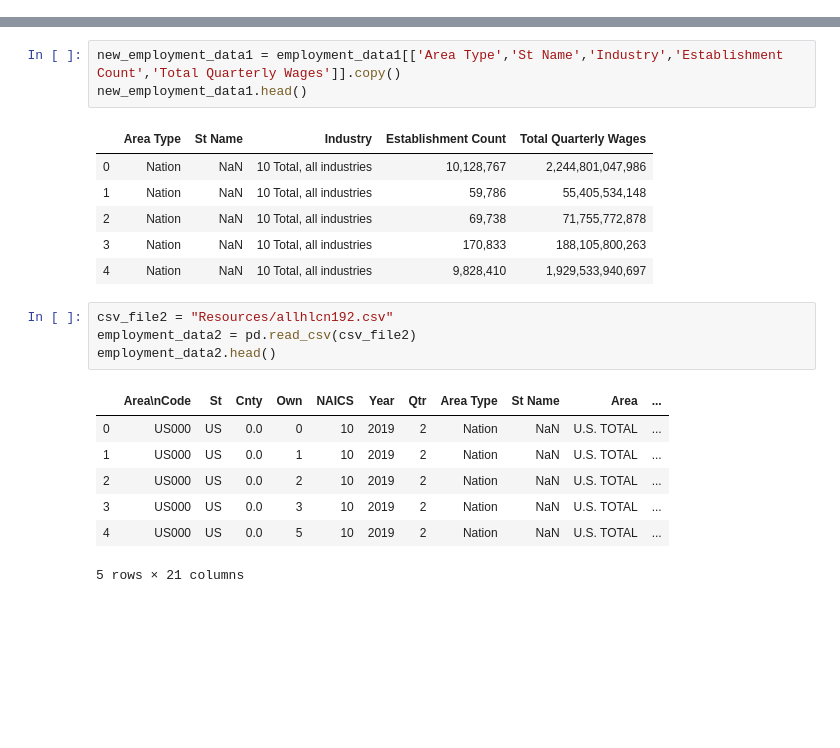
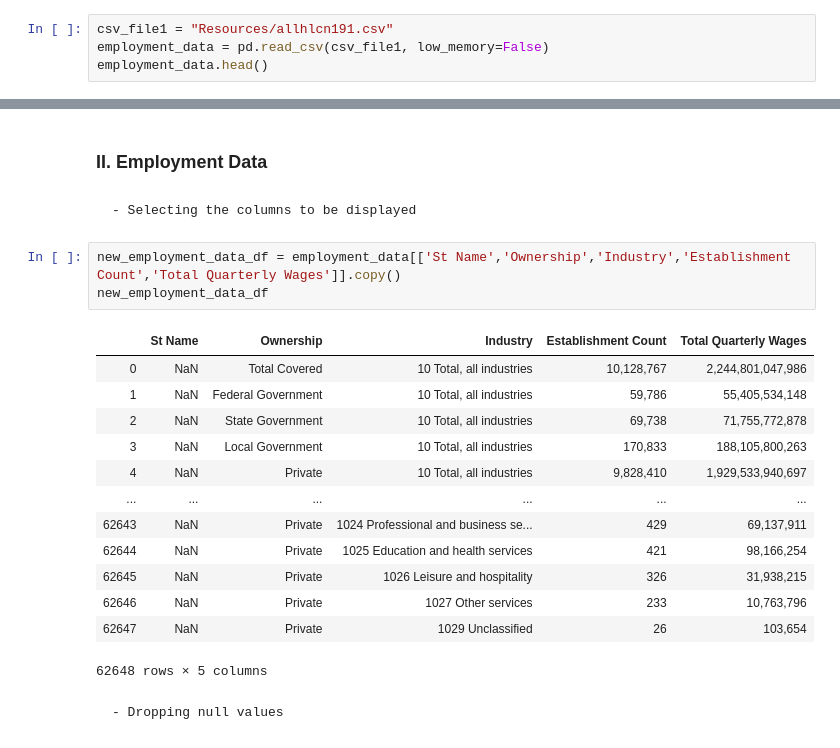
Before and after one commit to aradeleke/ETL_Project, a Jupyter notebook: ETL_Project.ipynb, the cells around one changed output, grey strips where cells are left out. Drawn from its saved outputs; the diff is of its cells as text; blank space fills up the shorter version.

```diff
--- a/ETL_Project.ipynb
+++ b/ETL_Project.ipynb
@@ -15,0 +31,4 @@ unemployment_data_df.head()
+# %%
+csv_file1 = "Resources/allhlcn191.csv"
+employment_data = pd.read_csv(csv_file1, low_memory=False)
+employment_data.head()
@@ -40,22 +123,23 @@ employment_data1.head()
+# %% [markdown]
+### II. Employment Data
+# %% [markdown]
+    - Selecting the columns to be displayed
 # %%
-new_employment_data1 = employment_data1[['Area Type','St Name','Industry','Establishment Count','Total Quarterly Wages']].copy()
-new_employment_data1.head()
+new_employment_data_df = employment_data[['St Name','Ownership','Industry','Establishment Count','Total Quarterly Wages']].copy()
+new_employment_data_df
 # %% [output]
-|  | Area Type | St Name | Industry | Establishment Count | Total Quarterly Wages |
-| 0 | Nation | NaN | 10 Total, all industries | 10,128,767 | 2,244,801,047,986 |
-| 1 | Nation | NaN | 10 Total, all industries | 59,786 | 55,405,534,148 |
-| 2 | Nation | NaN | 10 Total, all industries | 69,738 | 71,755,772,878 |
-| 3 | Nation | NaN | 10 Total, all industries | 170,833 | 188,105,800,263 |
-| 4 | Nation | NaN | 10 Total, all industries | 9,828,410 | 1,929,533,940,697 |
+|  | St Name | Ownership | Industry | Establishment Count | Total Quarterly Wages |
+| 0 | NaN | Total Covered | 10 Total, all industries | 10,128,767 | 2,244,801,047,986 |
+| 1 | NaN | Federal Government | 10 Total, all industries | 59,786 | 55,405,534,148 |
+| 2 | NaN | State Government | 10 Total, all industries | 69,738 | 71,755,772,878 |
+| 3 | NaN | Local Government | 10 Total, all industries | 170,833 | 188,105,800,263 |
+| 4 | NaN | Private | 10 Total, all industries | 9,828,410 | 1,929,533,940,697 |
+| ... | ... | ... | ... | ... | ... |
+| 62643 | NaN | Private | 1024 Professional and business se... | 429 | 69,137,911 |
+| 62644 | NaN | Private | 1025 Education and health services | 421 | 98,166,254 |
+| 62645 | NaN | Private | 1026 Leisure and hospitality | 326 | 31,938,215 |
+| 62646 | NaN | Private | 1027 Other services | 233 | 10,763,796 |
+| 62647 | NaN | Private | 1029 Unclassified | 26 | 103,654 |
+62648 rows × 5 columns
-# %%
-csv_file2 = "Resources/allhlcn192.csv"
-employment_data2 = pd.read_csv(csv_file2)
-employment_data2.head()
-# %% [output]
-|  | Area\nCode | St | Cnty | Own | NAICS | Year | Qtr | Area Type | St Name | Area | ... |
-| 0 | US000 | US | 0.0 | 0 | 10 | 2019 | 2 | Nation | NaN | U.S. TOTAL | ... |
-| 1 | US000 | US | 0.0 | 1 | 10 | 2019 | 2 | Nation | NaN | U.S. TOTAL | ... |
-| 2 | US000 | US | 0.0 | 2 | 10 | 2019 | 2 | Nation | NaN | U.S. TOTAL | ... |
-| 3 | US000 | US | 0.0 | 3 | 10 | 2019 | 2 | Nation | NaN | U.S. TOTAL | ... |
-| 4 | US000 | US | 0.0 | 5 | 10 | 2019 | 2 | Nation | NaN | U.S. TOTAL | ... |
-5 rows × 21 columns
+# %% [markdown]
+    - Dropping null values
```
Also changed, not shown: parts of 36 cells of this notebook.
